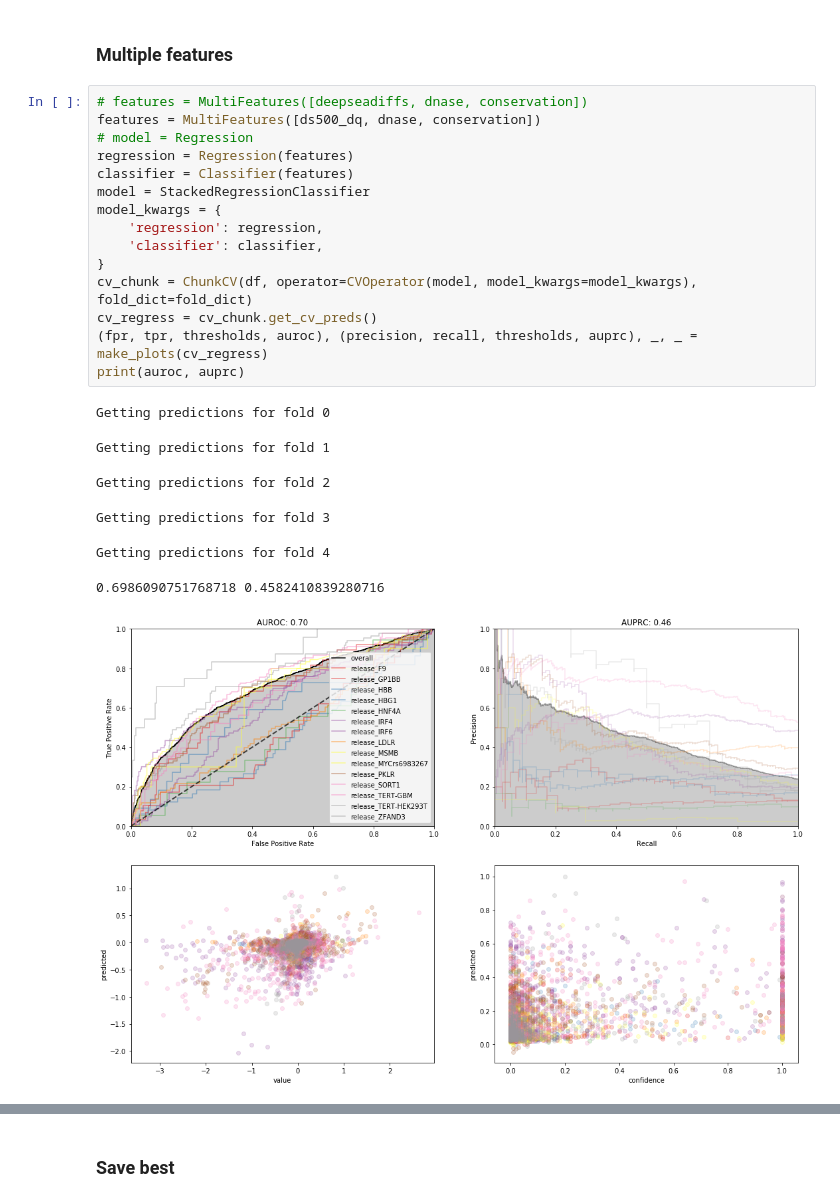
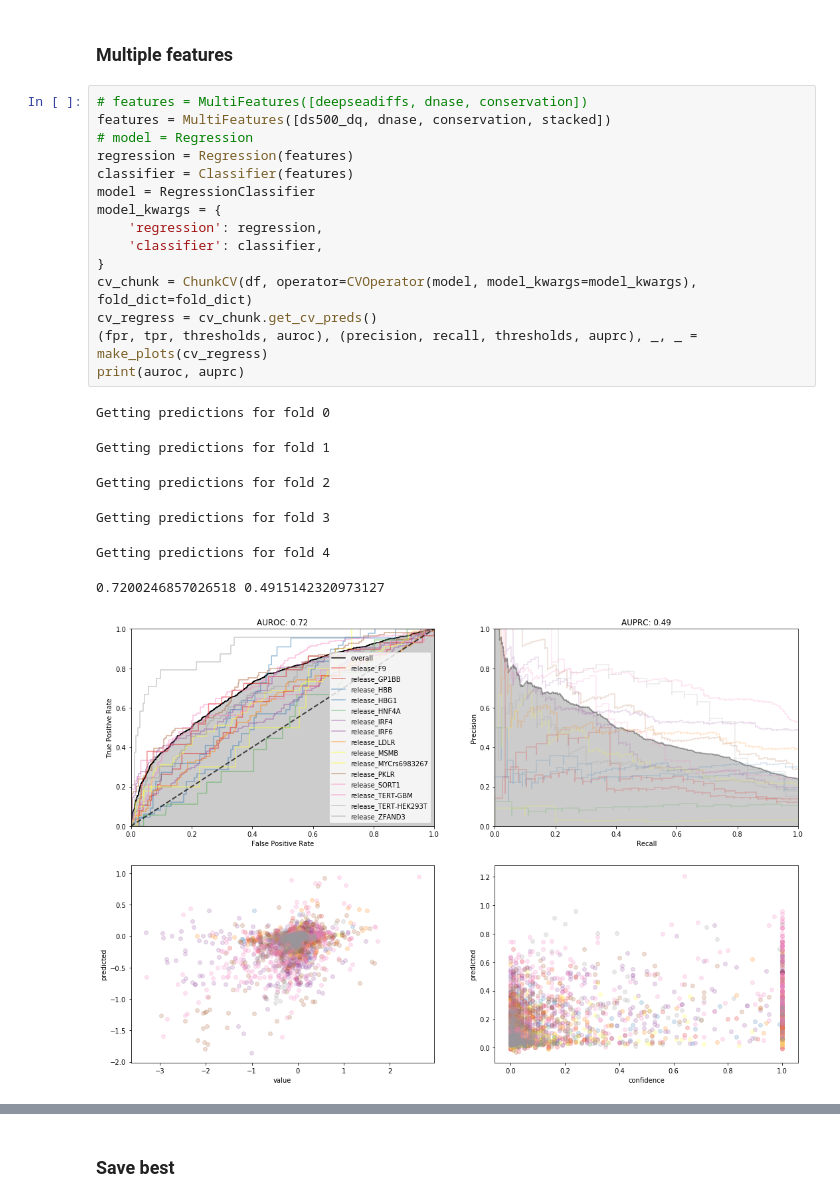
Before and after one commit to alex-hh/cagi5_mpra_prediction, a Jupyter notebook: Cagi5-Best-Model.ipynb, the cells around one changed output, grey strips where cells are left out. Cells and saved outputs as stored; diff of their text form.

```diff
--- a/Cagi5-Best-Model.ipynb
+++ b/Cagi5-Best-Model.ipynb
@@ -92,27 +93,27 @@ tuned_params = {
 ### Multiple features
 # %%
 # features = MultiFeatures([deepseadiffs, dnase, conservation])
-features = MultiFeatures([ds500_dq, dnase, conservation])
+features = MultiFeatures([ds500_dq, dnase, conservation, stacked])
 # model = Regression
 regression = Regression(features)
 classifier = Classifier(features)
-model = StackedRegressionClassifier
+model = RegressionClassifier
 model_kwargs = {
     'regression': regression,
     'classifier': classifier,
 }
 cv_chunk = ChunkCV(df, operator=CVOperator(model, model_kwargs=model_kwargs), fold_dict=fold_dict)
 cv_regress = cv_chunk.get_cv_preds()
 (fpr, tpr, thresholds, auroc), (precision, recall, thresholds, auprc), _, _ = make_plots(cv_regress)
 print(auroc, auprc)
 # %% [output]
 Getting predictions for fold 0
 Getting predictions for fold 1
 Getting predictions for fold 2
 Getting predictions for fold 3
 Getting predictions for fold 4
-0.6986090751768718 0.4582410839280716
+0.7200246857026518 0.4915142320973127
-[figure, old version]
+[figure, new version]
 # %%
 # import validate, importlib
 # importlib.reload(validate)
```
Also changed, not shown: parts of 3 cells of this notebook, 10 other files.
